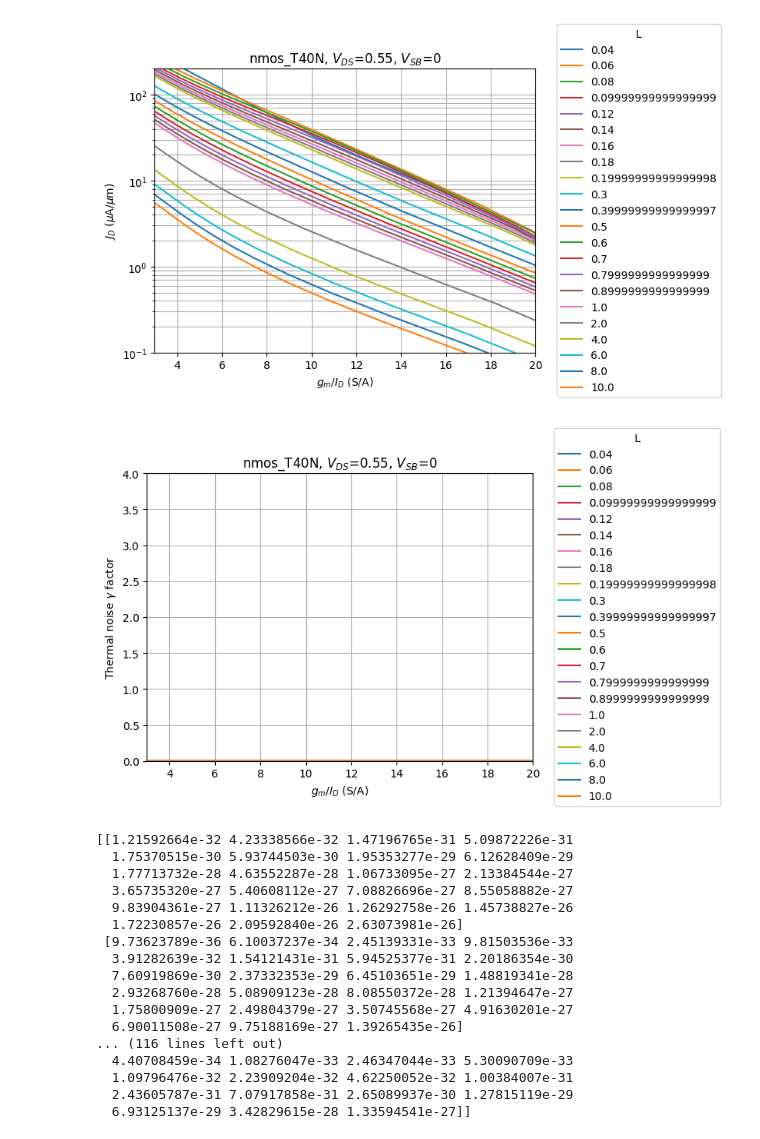
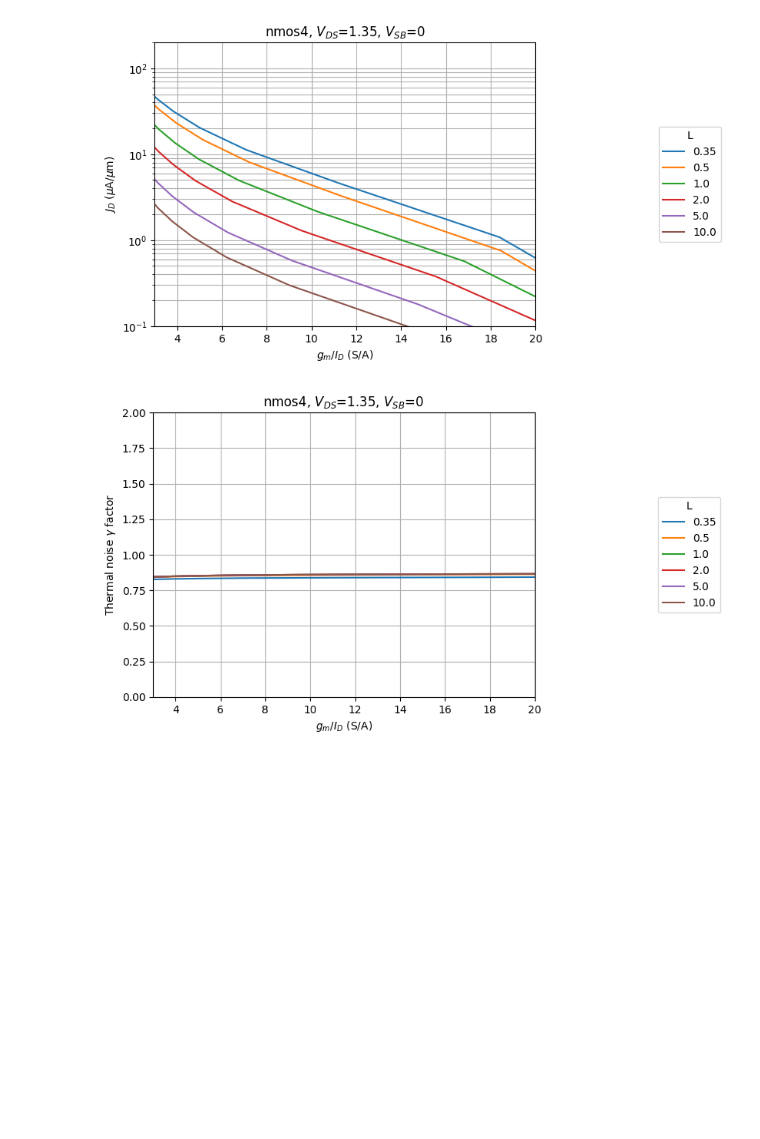
Before and after one commit to Surfeur974/gmadrid, a Jupyter notebook: Lookup_generation/techsweep_plots_from_mat.ipynb, the cells around one changed output. Cells and saved outputs as stored; diff of their text form; code cells hidden in the pictures; blank space fills up the shorter version.

```diff
--- a/Lookup_generation/techsweep_plots_from_mat.ipynb
+++ b/Lookup_generation/techsweep_plots_from_mat.ipynb
@@ -4,9 +4,9 @@ import scipy.constants as sc
 import matplotlib.pyplot as plt
 from pygmid import Lookup as lk
 # %%
-choice = 4  #start from 0
-devices = ['nmos4', 'pmos4','nmos_xh018','pmos_xh018', 'nmos_T40N', 'pmos_T40N']
-fet = lk('../lookup_table/040/'+devices[choice]+'.mat')
+choice = 0  #start from 0
+devices = ['nmos4', 'pmos4','nmos_xh018','pmos_xh018', 'nmos', 'pmos', 'nmos_T40N_larger']
+fet = lk('../lookup_table/035/'+devices[choice]+'.mat')
 # %%
 # sweep variable vectors
 l = fet['L']
@@ -110,42 +110,23 @@ plt.grid(which='major')
 plt.title(devices[choice]+', $V_{DS}$='+str(VDS1)+', $V_{SB}$='+str(VSB1))
 plt.show()
 # %% [output]
-[figure, old version]
+[figure, new version]
 # %%
 # plot gamma versus gm/ID for all L
 gamma = fet.lookup('STH_GM', L=l, VDS=VDS1, VSB=VSB1, VGS=VGS) / (4*sc.Boltzmann*300)
 fig, ax = plt.subplots()
 ax.plot(gm_id2.transpose(), gamma.transpose())
 ax.legend(loc='center right', bbox_to_anchor=(1.5, 0.5), title='L', labels=l.tolist())
 plt.xlim(3, 20)
-plt.ylim(0, 4)
+plt.ylim(0, 2)
 plt.xlabel('$g_m/I_D$ (S/A)')
 plt.ylabel(r'Thermal noise $\gamma$ factor')
 plt.grid(which='minor')
 plt.grid(which='major')
 plt.title(devices[choice]+', $V_{DS}$='+str(VDS1)+', $V_{SB}$='+str(VSB1))
 plt.show()
-
-print(gamma)
 # %% [output]
-[figure, old version]
+[figure, new version]
-[[1.21592664e-32 4.23338566e-32 1.47196765e-31 5.09872226e-31
-  1.75370515e-30 5.93744503e-30 1.95353277e-29 6.12628409e-29
-  1.77713732e-28 4.63552287e-28 1.06733095e-27 2.13384544e-27
-  3.65735320e-27 5.40608112e-27 7.08826696e-27 8.55058882e-27
-  9.83904361e-27 1.11326212e-26 1.26292758e-26 1.45738827e-26
-  1.72230857e-26 2.09592840e-26 2.63073981e-26]
- [9.73623789e-36 6.10037237e-34 2.45139331e-33 9.81503536e-33
-  3.91282639e-32 1.54121431e-31 5.94525377e-31 2.20186354e-30
-  7.60919869e-30 2.37332353e-29 6.45103651e-29 1.48819341e-28
-  2.93268760e-28 5.08909123e-28 8.08550372e-28 1.21394647e-27
-  1.75800909e-27 2.49804379e-27 3.50745568e-27 4.91630201e-27
-  6.90011508e-27 9.75188169e-27 1.39265435e-26]
-... (116 lines left out)
-  4.40708459e-34 1.08276047e-33 2.46347044e-33 5.30090709e-33
-  1.09796476e-32 2.23909204e-32 4.62250052e-32 1.00384007e-31
-  2.43605787e-31 7.07917858e-31 2.65089937e-30 1.27815119e-29
-  6.93125137e-29 3.42829615e-28 1.33594541e-27]]
 # %%
 # plot flicker noise drain current at 1Hz versus gm/ID for all L
 sfl = fet.lookup('SFL', L=l, VDS=VDS1, VSB=VSB1, VGS=VGS)**0.5
```
Also changed, not shown: parts of 7 cells of this notebook, 16 other files.
